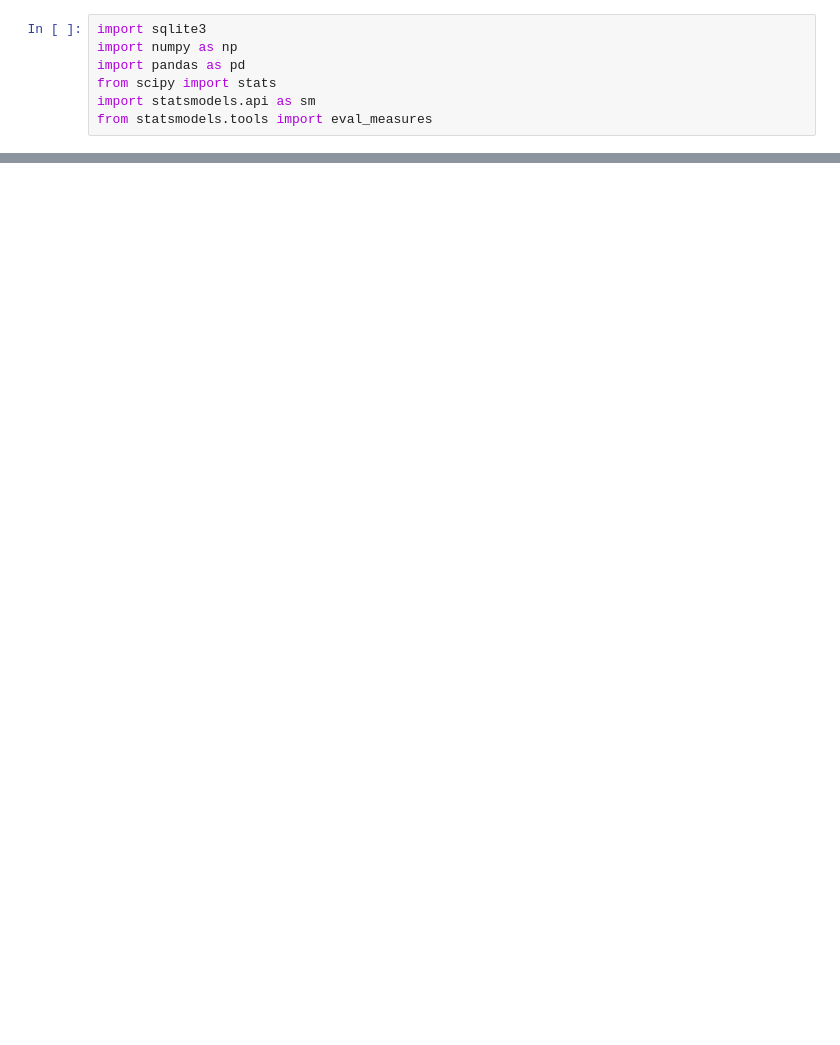
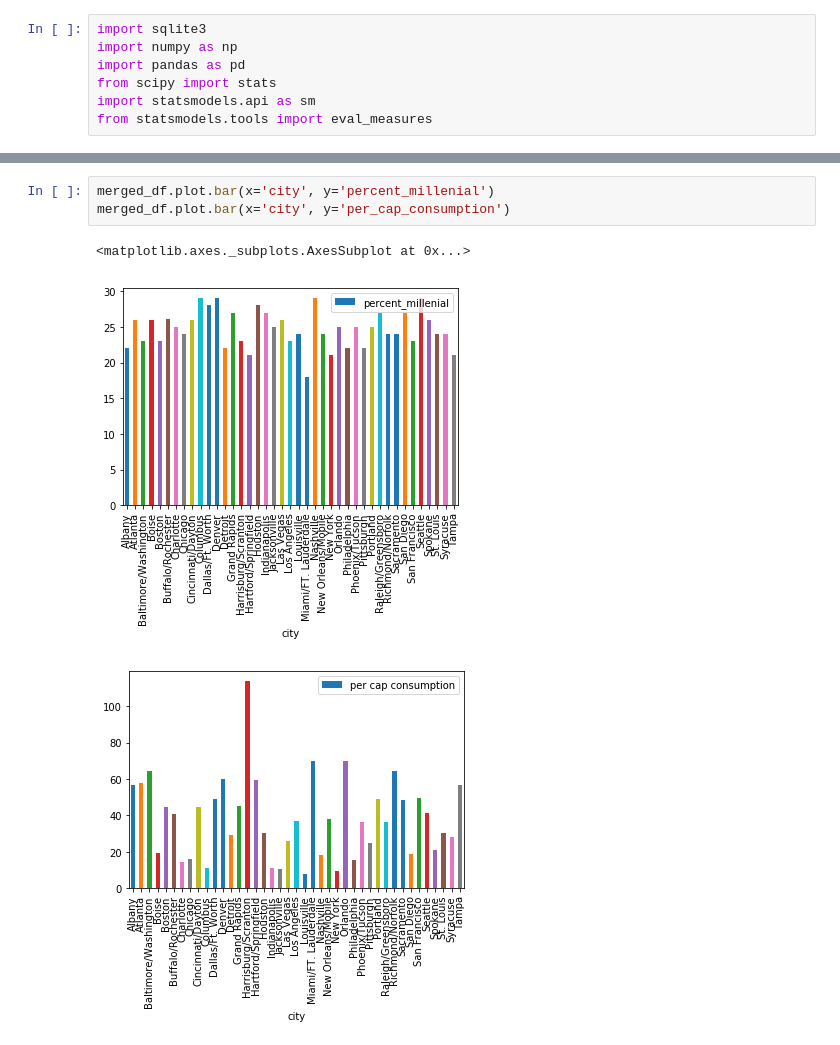
Before and after one commit to schen9981/avocaodo-millenial-analysis, a Jupyter notebook: analysis/analysis_new.ipynb, the cells around one changed output, grey strips where cells are left out. Drawn from its saved outputs; the diff is of its cells as text; blank space fills up the shorter version.

```diff
--- a/analysis/analysis_new.ipynb
+++ b/analysis/analysis_new.ipynb
@@ -30,0 +31,7 @@ merged_df
+# %%
+merged_df.plot.bar(x='city', y='percent_millenial')
+merged_df.plot.bar(x='city', y='per_cap_consumption')
+# %% [output]
+<matplotlib.axes._subplots.AxesSubplot at 0x...>
+[figure, added]
+[figure, added]
```
Also changed, not shown: parts of 1 cell of this notebook, 1 other file.
